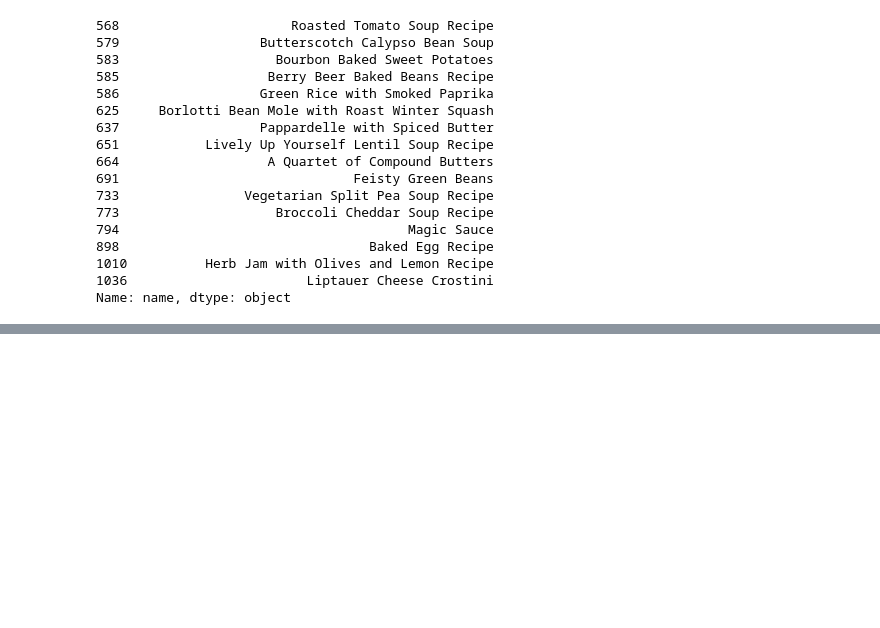
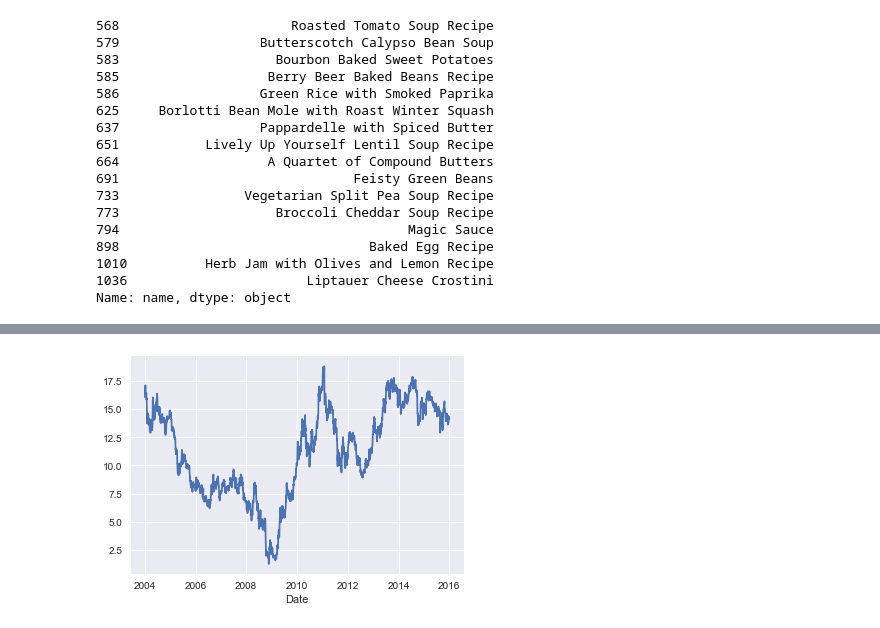
Before and after one commit to jbuisine/python-learn, a Jupyter notebook: 03.Pandas/Pandas.ipynb, the cells around one changed output, grey strips where cells are left out. Drawn from its saved outputs; the diff is of its cells as text; code cells hidden in the pictures; blank space fills up the shorter version.

```diff
--- a/03.Pandas/Pandas.ipynb
+++ b/03.Pandas/Pandas.ipynb
@@ -3385,0 +3465,5 @@ Name: name, dtype: object
+# %%
+index = pd.DatetimeIndex(['2014-07-04', '2014-08-04',
+                          '2015-07-04', '2015-08-04'])
+data = pd.Series([0, 1, 2, 3], index=index)
+data
@@ -3385,0 +3629,15 @@ Name: name, dtype: object
+# %%
+# Get data from other dataset
+from pandas_datareader import data
+from datetime import datetime
+
+start = datetime(2004, 1, 1)
+
+end = datetime(2016, 1, 1)
+
+# OHLC and Volume data is available from Morningstar
+morningstar = data.DataReader('F', 'morningstar', start, end)
+
+# erase Symbol multi index
+morningstar.reset_index(level=0, drop=True, inplace=True)
+morningstar.head()
@@ -3385,0 +3652,2 @@ Name: name, dtype: object
+# %%
+morningstar = morningstar['Close']
@@ -3385,0 +3658,4 @@ Name: name, dtype: object
+# %%
+morningstar.plot();
+# %% [output]
+[figure, added]
```
Also changed, not shown: parts of 106 cells of this notebook, 1 other file.
